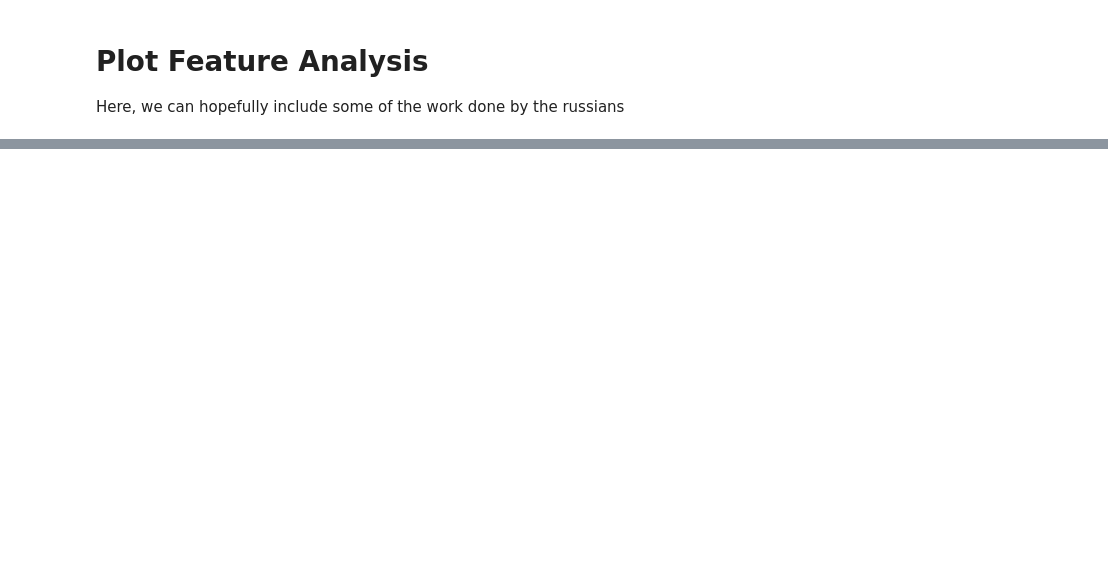
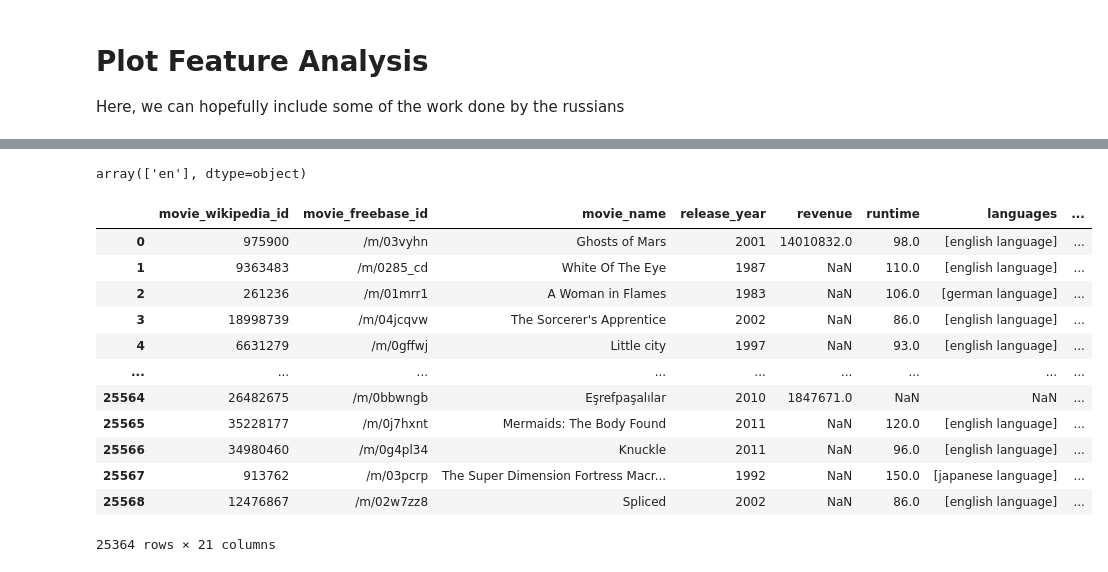
Before and after one commit to epfl-ada/ada-2023-project-biasbusters, a Jupyter notebook: analysis_revenue.ipynb, the cells around one changed output, grey strips where cells are left out. Drawn from its saved outputs; the diff is of its cells as text; code cells hidden in the pictures; blank space fills up the shorter version.

```diff
--- a/analysis_revenue.ipynb
+++ b/analysis_revenue.ipynb
@@ -129,0 +147,12 @@ Define and complete hypothesis testing
+# %%
+plot_features = pd.read_csv('plot_features.csv')
+
+plot_features[['languages', 'countries', 'genres', 'topic', 'mood', 'target_audience',
+       'temporal_setting', 'location_setting']] = plot_features[
+            ['languages', 'countries', 'genres', 'topic', 'mood', 'target_audience',
+       'temporal_setting', 'location_setting']
+].applymap(json.loads, na_action='ignore')
+
+plot_features[['languages', 'countries', 'genres']] = \
+    plot_features[['languages', 'countries', 'genres']].applymap(
+        lambda x: [y.lower() for y in x.values()], na_action='ignore')
@@ -129,0 +169,14 @@ Define and complete hypothesis testing
+# %%
+plot_features['genres'] = (plot_features['genres'] + plot_features['topic'])\
+    .map(lambda x: list(set(x)), na_action='ignore')
+plot_features = plot_features.drop(columns='topic')
+# %%
+plot_features['language'].unique()
+# %% [output]
+array(['en'], dtype=object)
+# %%
+plot_features = plot_features.drop(columns='language')
+# %%
+plot_features = plot_features[
+    ~plot_features[['genres', 'mood', 'target_audience', 'temporal_setting', 'location_setting']]\
+    .isna().any(axis=1)]
@@ -129,0 +188,16 @@ Define and complete hypothesis testing
+# %%
+plot_features
+# %% [output]
+|  | movie_wikipedia_id | movie_freebase_id | movie_name | release_year | revenue | runtime | languages | ... |
+| 0 | 975900 | /m/03vyhn | Ghosts of Mars | 2001 | 14010832.0 | 98.0 | [english language] | ... |
+| 1 | 9363483 | /m/0285_cd | White Of The Eye | 1987 | NaN | 110.0 | [english language] | ... |
+| 2 | 261236 | /m/01mrr1 | A Woman in Flames | 1983 | NaN | 106.0 | [german language] | ... |
+| 3 | 18998739 | /m/04jcqvw | The Sorcerer's Apprentice | 2002 | NaN | 86.0 | [english language] | ... |
+| 4 | 6631279 | /m/0gffwj | Little city | 1997 | NaN | 93.0 | [english language] | ... |
+| ... | ... | ... | ... | ... | ... | ... | ... | ... |
+| 25564 | 26482675 | /m/0bbwngb | Eşrefpaşalılar | 2010 | 1847671.0 | NaN | NaN | ... |
+| 25565 | 35228177 | /m/0j7hxnt | Mermaids: The Body Found | 2011 | NaN | 120.0 | [english language] | ... |
+| 25566 | 34980460 | /m/0g4pl34 | Knuckle | 2011 | NaN | 96.0 | [english language] | ... |
+| 25567 | 913762 | /m/03pcrp | The Super Dimension Fortress Macr... | 1992 | NaN | 150.0 | [japanese language] | ... |
+| 25568 | 12476867 | /m/02w7zz8 | Spliced | 2002 | NaN | 86.0 | [english language] | ... |
+25364 rows × 21 columns
```
Also changed, not shown: parts of 32 cells of this notebook, 3 other files.
